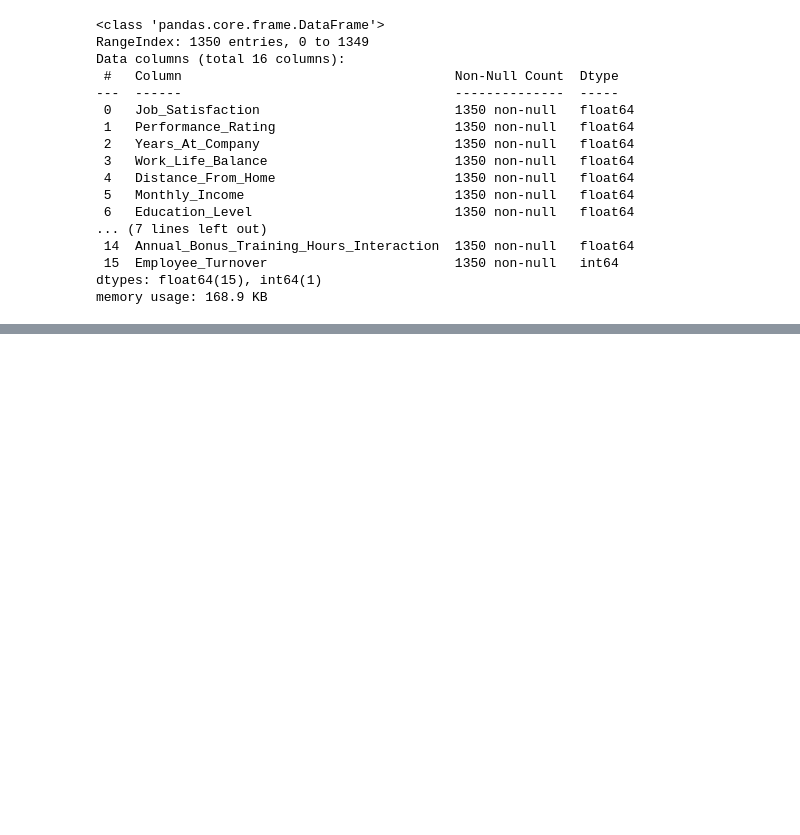
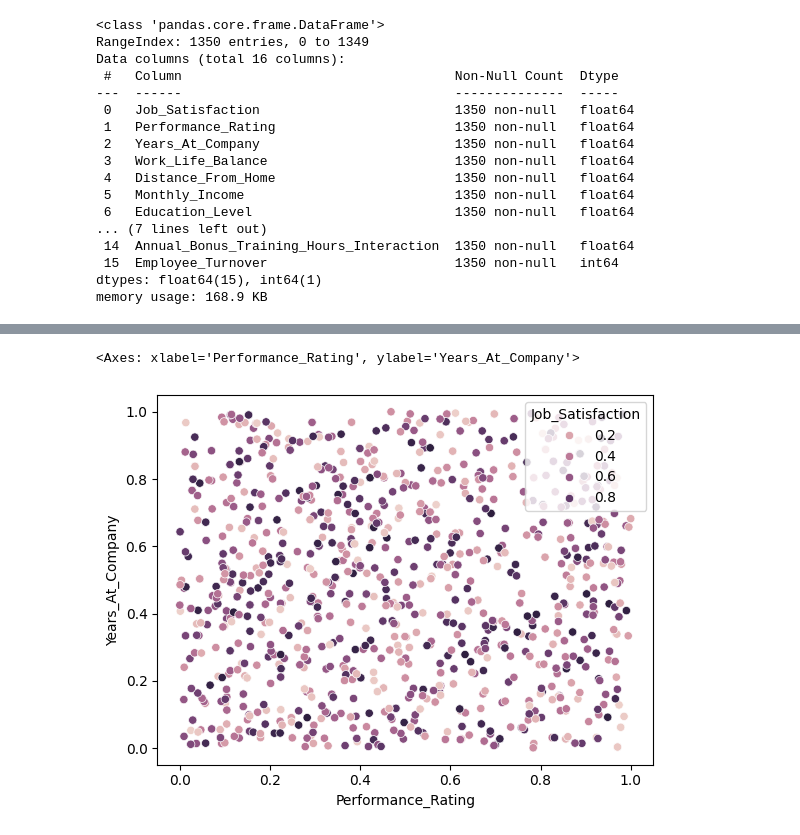
Before and after one commit to Ankit-Tank/ML-Projects, a Jupyter notebook: Logistic_Regression/Employee_turnover/employee_prediction.ipynb, the cells around one changed output, grey strips where cells are left out. Saved outputs shown, nothing was run; the diff lists cells and outputs as text; code cells hidden in the pictures; blank space fills up the shorter version.

```diff
--- a/Logistic_Regression/Employee_turnover/employee_prediction.ipynb
+++ b/Logistic_Regression/Employee_turnover/employee_prediction.ipynb
@@ -54,3 +54,13 @@ df.sample(5)
 | 265 | 0.161442 | 0.976525 | 0.431433 | 0.905909 | 0.202604 | ... |
 | 179 | 0.093384 | 0.220455 | 0.249542 | 0.227470 | 0.350222 | ... |
 | 772 | 0.456468 | 0.070944 | 0.794986 | 0.808175 | 0.721978 | ... |
+# %%
+sns.scatterplot(
+    data=df,
+    x="Performance_Rating",
+    y="Years_At_Company",
+    hue="Job_Satisfaction"
+)
+# %% [output]
+<Axes: xlabel='Performance_Rating', ylabel='Years_At_Company'>
+[figure, added]
```
